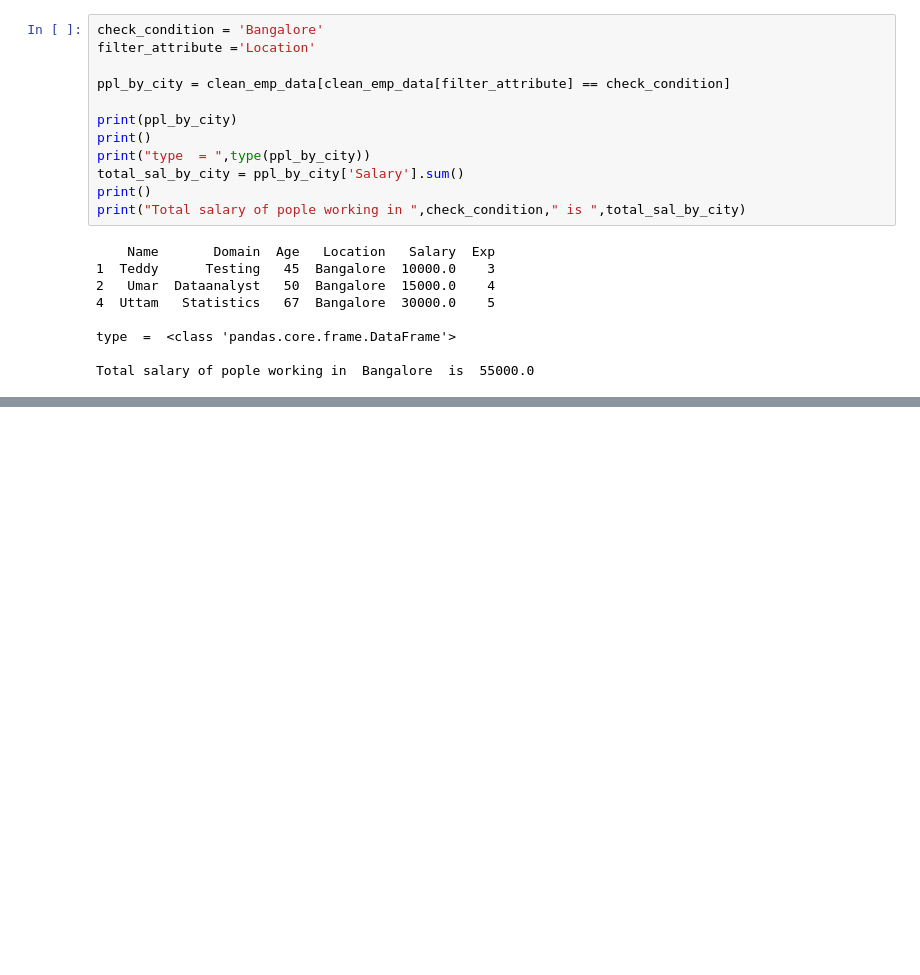
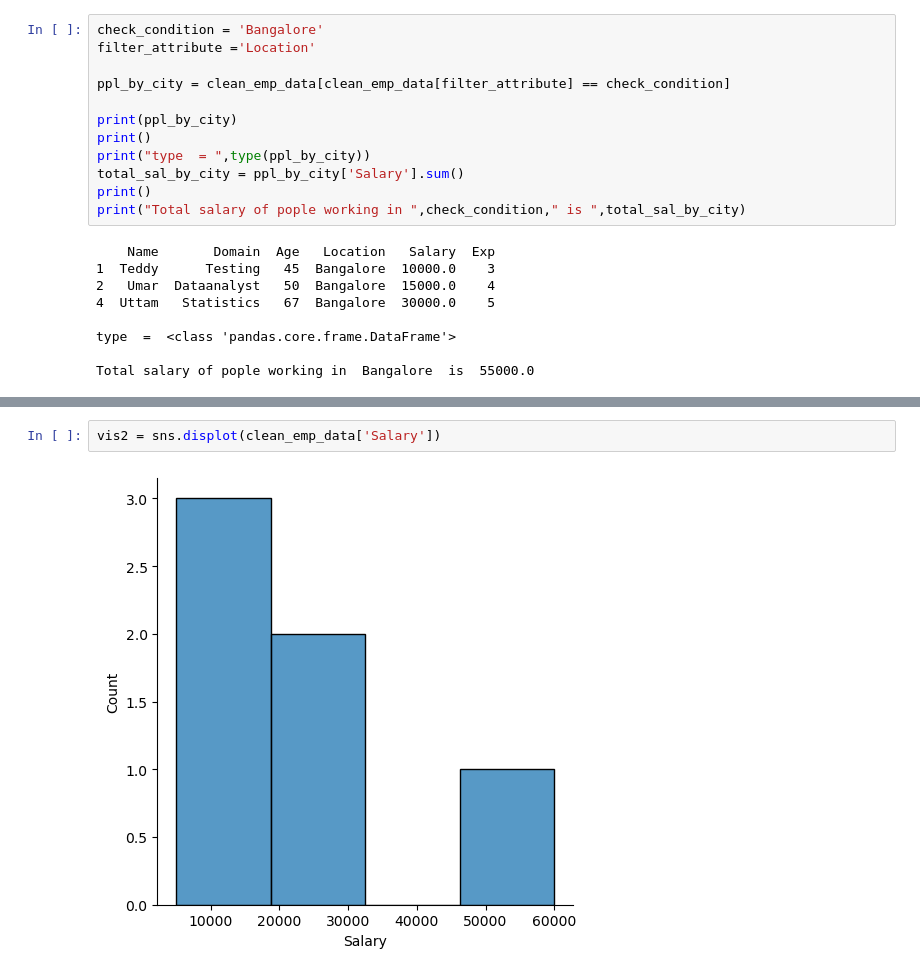
Before and after one commit to jayacpc9/FSDS_Classes, a Jupyter notebook: Python_Workspace/Notebook/EDA_Examples_06032026.ipynb, the cells around one changed output, grey strips where cells are left out. Drawn from its saved outputs; the diff is of its cells as text; blank space fills up the shorter version.

```diff
--- a/Python_Workspace/Notebook/EDA_Examples_06032026.ipynb
+++ b/Python_Workspace/Notebook/EDA_Examples_06032026.ipynb
@@ -504,0 +550,4 @@ Total salary of pople working in  Bangalore  is  55000.0
+# %%
+vis2 = sns.displot(clean_emp_data['Salary'])
+# %% [output]
+[figure, added]
```
Also changed, not shown: parts of 25 cells of this notebook, 2 other files.
